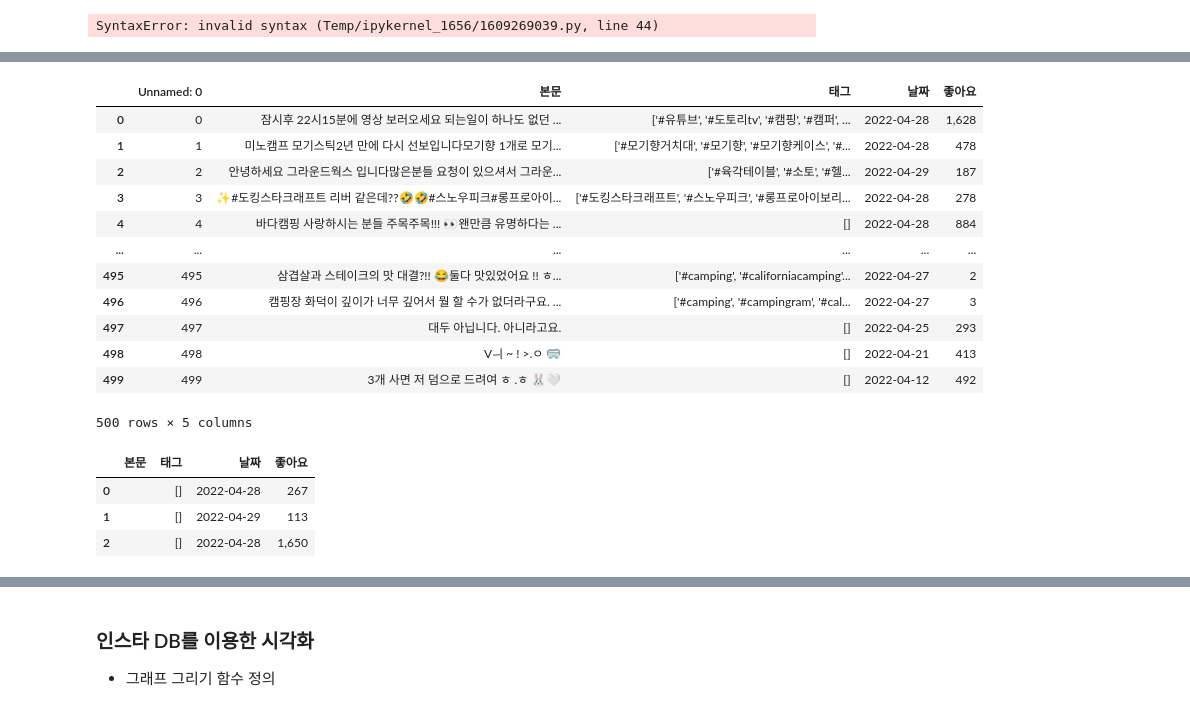
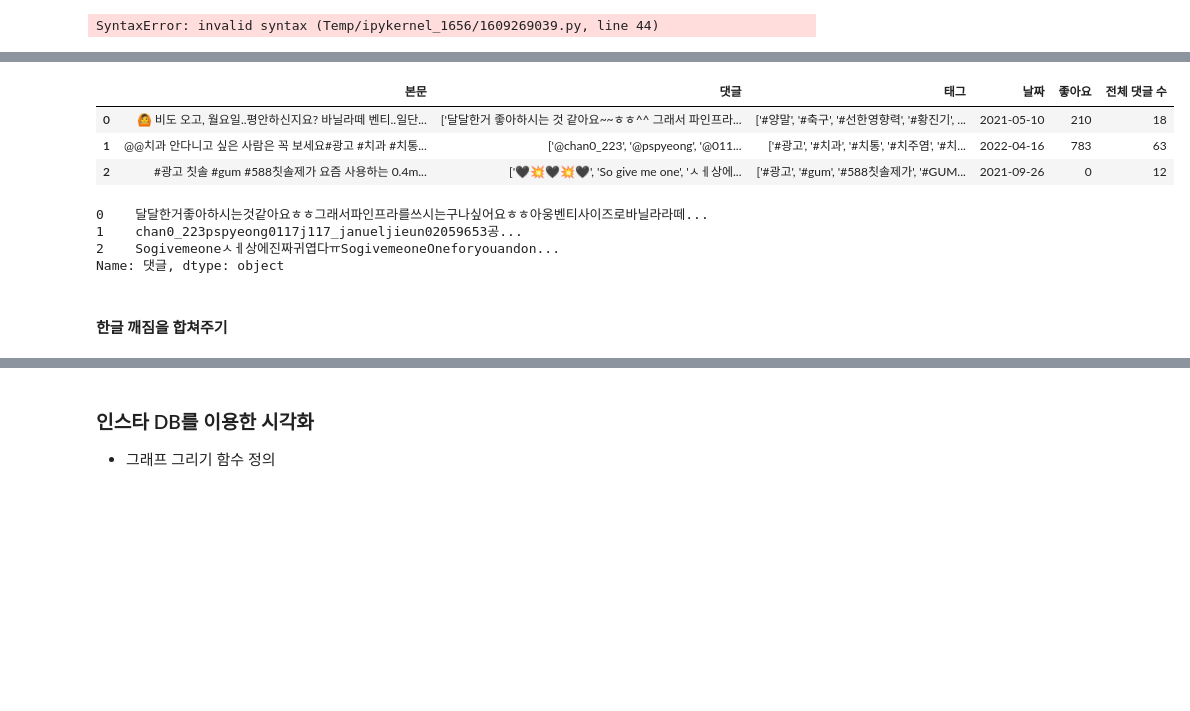
Before and after one commit to K-Final-Project/MZ-trend, a Jupyter notebook: 인스타크롤링_소영.ipynb, the cells around one changed output, grey strips where cells are left out. Cells and saved outputs as stored; diff of their text form; code cells hidden in the pictures; blank space fills up the shorter version.

```diff
--- a/인스타크롤링_소영.ipynb
+++ b/인스타크롤링_소영.ipynb
@@ -392,25 +388,20 @@ driver.quit()
 # %%
-results_df = pd.read_excel('C:/Users/User/Desktop/새 폴더/instagram crawling_.xlsx')
+results_df = pd.read_excel('../MZproject/instagram crawling.xlsx')
 results_df
 # %% [output]
-|  | Unnamed: 0 | 본문 | 태그 | 날짜 | 좋아요 |
-| 0 | 0 | 잠시후 22시15분에 영상 보러오세요 되는일이 하나도 없던 ... | ['#유튜브', '#도토리tv', '#캠핑', '#캠퍼', ... | 2022-04-28 | 1,628 |
-| 1 | 1 | 미노캠프 모기스틱2년 만에 다시 선보입니다모기향 1개로 모기... | ['#모기향거치대', '#모기향', '#모기향케이스', '#... | 2022-04-28 | 478 |
-| 2 | 2 | 안녕하세요 그라운드웍스 입니다많은분들 요청이 있으셔서 그라운... | ['#육각테이블', '#소토', '#헬... | 2022-04-29 | 187 |
-| 3 | 3 | ✨#도킹스타크래프트 리버 같은데??🤣🤣#스노우피크#롱프로아이... | ['#도킹스타크래프트', '#스노우피크', '#롱프로아이보리... | 2022-04-28 | 278 |
-| 4 | 4 | 바다캠핑 사랑하시는 분들 주목주목!!! 👀왠만큼 유명하다는 ... | [] | 2022-04-28 | 884 |
-| ... | ... | ... | ... | ... | ... |
-| 495 | 495 | 삼겹살과 스테이크의 맛 대결?!! 😂둘다 맛있었어요 !! ㅎ... | ['#camping', '#californiacamping'... | 2022-04-27 | 2 |
-| 496 | 496 | 캠핑장 화덕이 깊이가 너무 깊어서 뭘 할 수가 없더라구요. ... | ['#camping', '#campingram', '#cal... | 2022-04-27 | 3 |
-| 497 | 497 | 대두 아닙니다. 아니라고요. | [] | 2022-04-25 | 293 |
-| 498 | 498 | Vㅢ ~ ! >.ㅇ 🥽 | [] | 2022-04-21 | 413 |
-| 499 | 499 | 3개 사면 저 덤으로 드려여 ㅎ .ㅎ 🐰🤍 | [] | 2022-04-12 | 492 |
+|  | 본문 | 댓글 | 태그 | 날짜 | 좋아요 | 전체 댓글 수 |
+| 0 | 🙆 비도 오고, 월요일..평안하신지요? 바닐라떼 벤티..일단... | ['달달한거 좋아하시는 것 같아요~~ㅎㅎ^^ 그래서 파인프라... | ['#양말', '#축구', '#선한영향력', '#황진기', ... | 2021-05-10 | 210 | 18 |
+| 1 | @@치과 안다니고 싶은 사람은 꼭 보세요#광고 #치과 #치통... | ['@chan0_223', '@pspyeong', '@011... | ['#광고', '#치과', '#치통', '#치주염', '#치... | 2022-04-16 | 783 | 63 |
+| 2 | #광고 칫솔 #gum #588칫솔제가 요즘 사용하는 0.4m... | ['🖤💥🖤💥🖤', 'So give me one', 'ㅅㅔ상에... | ['#광고', '#gum', '#588칫솔제가', '#GUM... | 2021-09-26 | 0 | 12 |
-500 rows × 5 columns
-# %%
-# results_df = pd.DataFrame({'본문':contents,'태그':tags, '날짜':dates,'좋아요':likes})
-results_df
-# %% [output]
-|  | 본문 | 태그 | 날짜 | 좋아요 |
-| 0 |  | [] | 2022-04-28 | 267 |
-| 1 |  | [] | 2022-04-29 | 113 |
-| 2 |  | [] | 2022-04-28 | 1,650 |
+# %%
+# results_df["본문"] = results_df["본문"].str.replace(pat=r'[^\w]', repl=r' ', regex=True)
+results_df["댓글"] = results_df["댓글"].str.replace(pat=r'[^\w]', repl=r'', regex=True)
+# results_df["태그"] = results_df["태그"].str.replace(pat=r'[^\w]', repl=r' ', regex=True)
+results_df['댓글']
+# %% [output]
+0    달달한거좋아하시는것같아요ㅎㅎ그래서파인프라를쓰시는구나싶어요ㅎㅎ아웅벤티사이즈로바닐라라떼...
+1    chan0_223pspyeong0117j117_janueljieun02059653공...
+2    Sogivemeoneㅅㅔ상에진짜귀엽다ㅠSogivemeoneOneforyouandon...
+Name: 댓글, dtype: object
+# %% [markdown]
+#### 한글 깨짐을 합쳐주기
```
Also changed, not shown: parts of 11 cells of this notebook, 1 other file.
